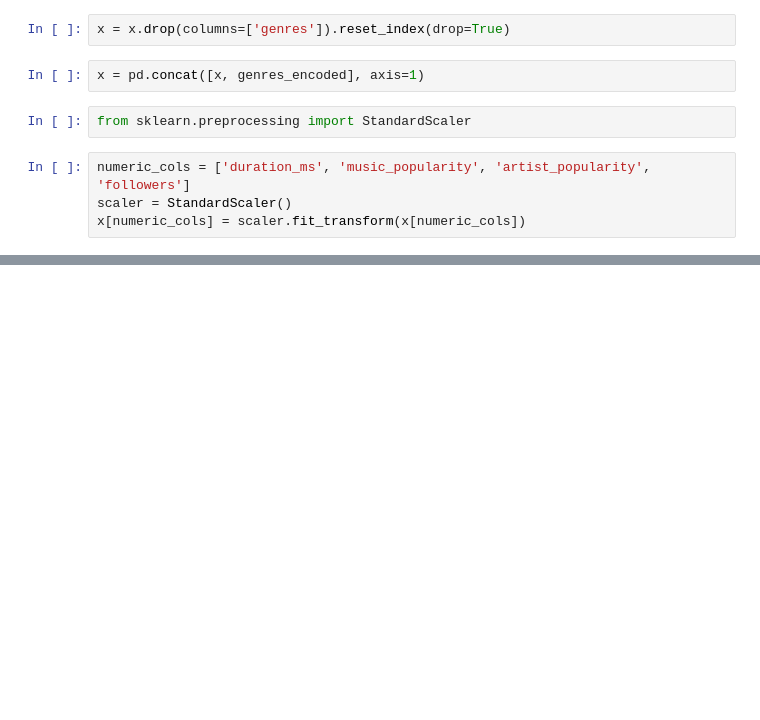
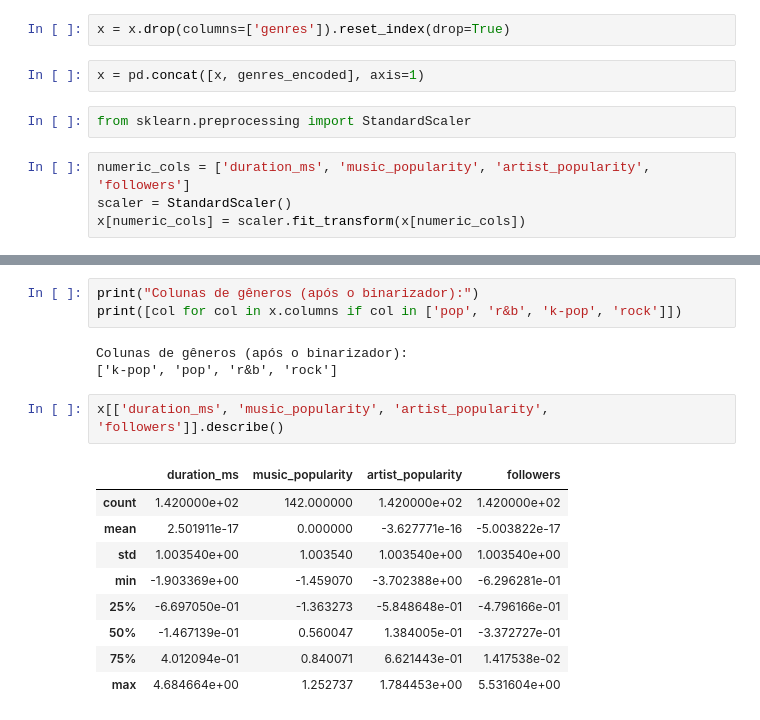
Before and after one commit to GiuBonacchi/Music, a Jupyter notebook: Cópia_de_Conheça_o_Colab.ipynb, the cells around one changed output, grey strips where cells are left out. Drawn from its saved outputs; the diff is of its cells as text; blank space fills up the shorter version.

```diff
--- a/Cópia_de_Conheça_o_Colab.ipynb
+++ b/Cópia_de_Conheça_o_Colab.ipynb
@@ -223,0 +238,18 @@ x[numeric_cols] = scaler.fit_transform(x[numeric_cols])
+# %%
+print("Colunas de gêneros (após o binarizador):")
+print([col for col in x.columns if col in ['pop', 'r&b', 'k-pop', 'rock']])
+# %% [output]
+Colunas de gêneros (após o binarizador):
+['k-pop', 'pop', 'r&b', 'rock']
+# %%
+x[['duration_ms', 'music_popularity', 'artist_popularity', 'followers']].describe()
+# %% [output]
+|  | duration_ms | music_popularity | artist_popularity | followers |
+| count | 1.420000e+02 | 142.000000 | 1.420000e+02 | 1.420000e+02 |
+| mean | 2.501911e-17 | 0.000000 | -3.627771e-16 | -5.003822e-17 |
+| std | 1.003540e+00 | 1.003540 | 1.003540e+00 | 1.003540e+00 |
+| min | -1.903369e+00 | -1.459070 | -3.702388e+00 | -6.296281e-01 |
+| 25% | -6.697050e-01 | -1.363273 | -5.848648e-01 | -4.796166e-01 |
+| 50% | -1.467139e-01 | 0.560047 | 1.384005e-01 | -3.372727e-01 |
+| 75% | 4.012094e-01 | 0.840071 | 6.621443e-01 | 1.417538e-02 |
+| max | 4.684664e+00 | 1.252737 | 1.784453e+00 | 5.531604e+00 |
```
Also changed, not shown: parts of 7 cells of this notebook.
